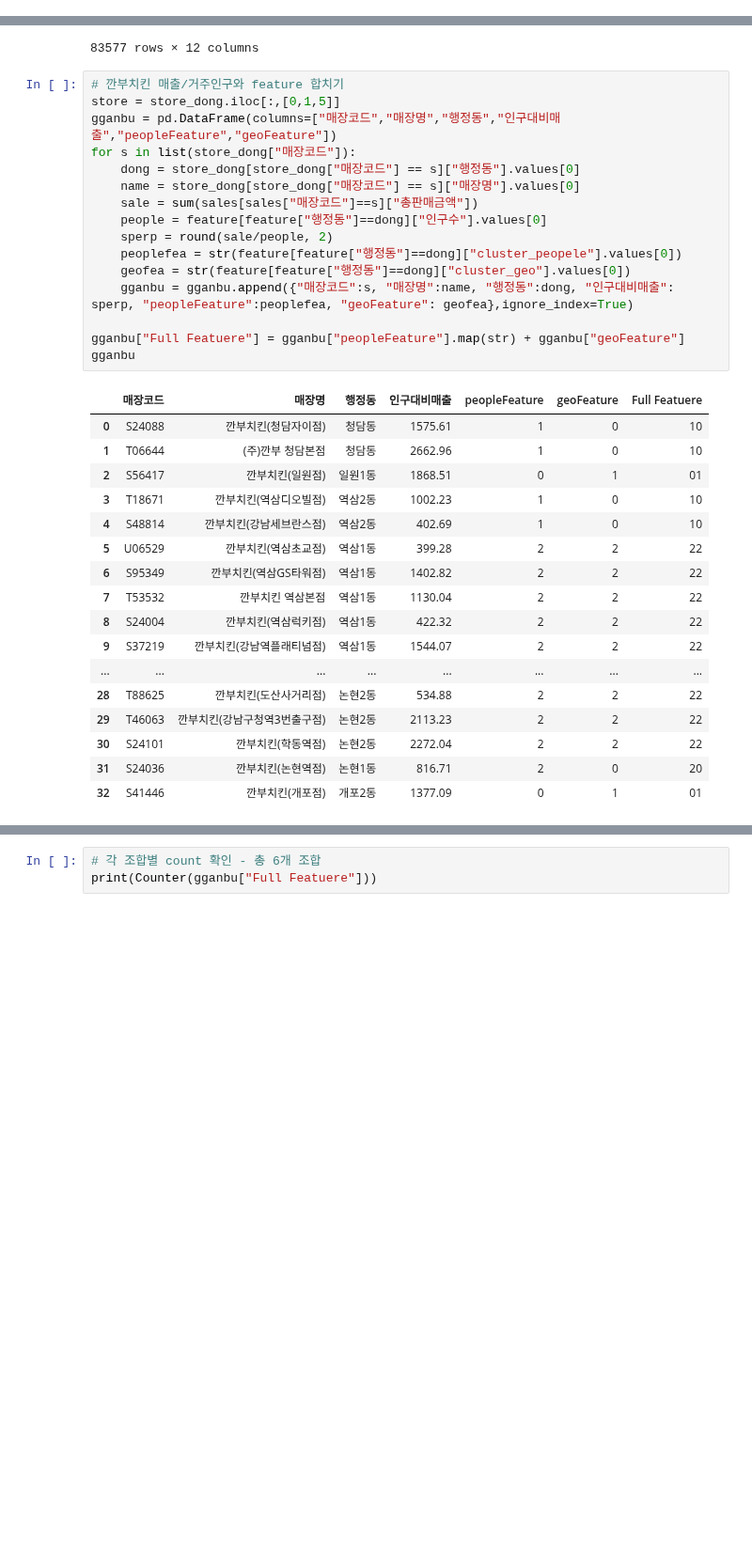
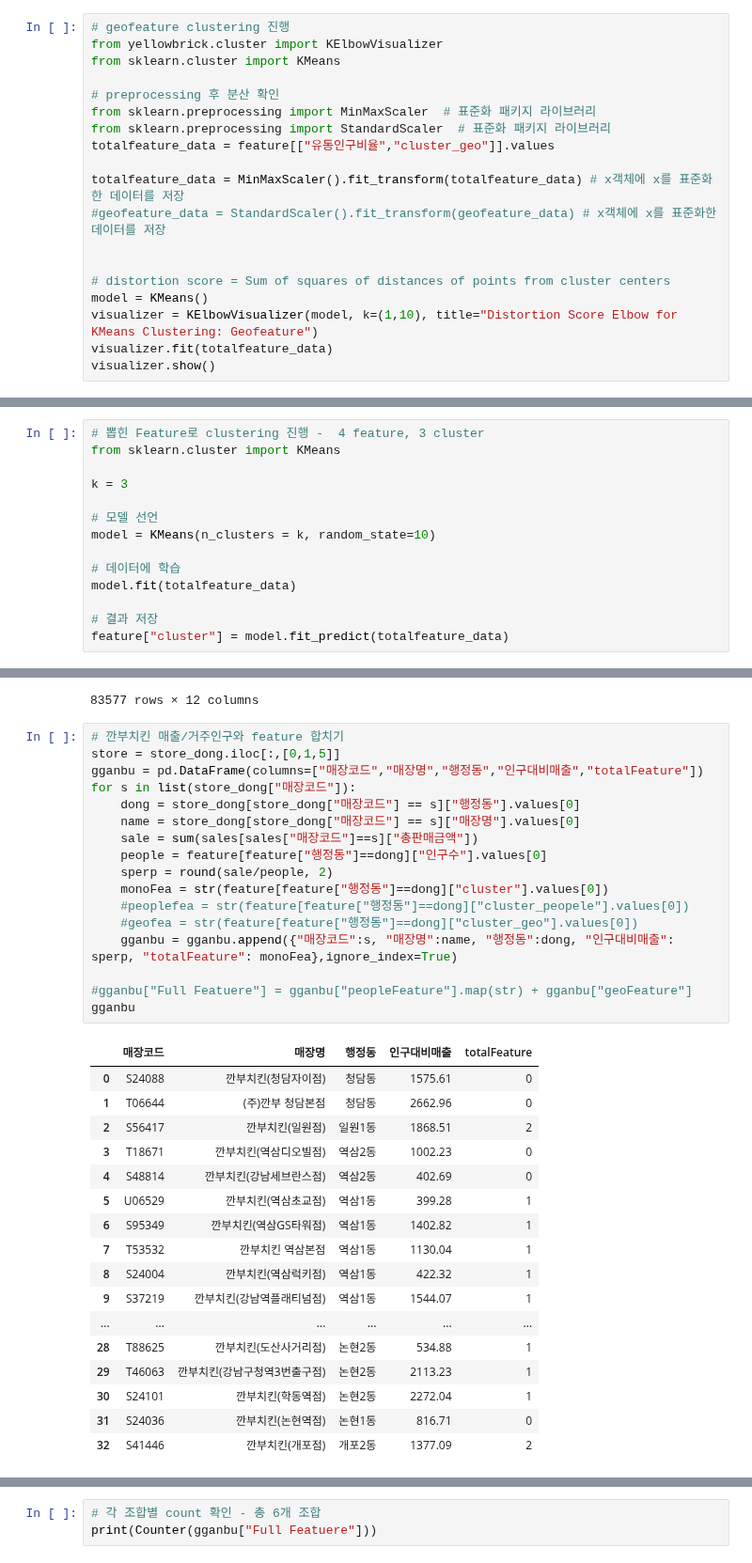
Before and after one commit to POSdata-Sales-Prediction/Store-operation-consulting, a Jupyter notebook: gangnam_geographic_clustering.ipynb, the cells around one changed output, grey strips where cells are left out. Shown at 94% size. Cells and saved outputs as stored; diff of their text form; blank space fills up the shorter version.

```diff
--- a/gangnam_geographic_clustering.ipynb
+++ b/gangnam_geographic_clustering.ipynb
@@ -261,3 +261,22 @@ feature
 | 12 | 논현2동 | 21960 | 2.00 | 2 | 0.012579 | 0.575432 | 0.411990 | 2 |
 | 13 | 논현1동 | 23452 | 1.86 | 2 | 0.014120 | 0.489673 | 0.496207 | 0 |
 | 14 | 개포2동 | 14380 | 1.07 | 0 | 0.174853 | 0.178740 | 0.646407 | 1 |
+# %%
+# geofeature clustering 진행
+from yellowbrick.cluster import KElbowVisualizer
+from sklearn.cluster import KMeans
+
+# preprocessing 후 분산 확인
+from sklearn.preprocessing import MinMaxScaler  # 표준화 패키지 라이브러리
+from sklearn.preprocessing import StandardScaler  # 표준화 패키지 라이브러리
+totalfeature_data = feature[["유동인구비율","cluster_geo"]].values
+
+totalfeature_data = MinMaxScaler().fit_transform(totalfeature_data) # x객체에 x를 표준화한 데이터를 저장
+#geofeature_data = StandardScaler().fit_transform(geofeature_data) # x객체에 x를 표준화한 데이터를 저장
+
+
+# distortion score = Sum of squares of distances of points from cluster centers
+model = KMeans()
+visualizer = KElbowVisualizer(model, k=(1,10), title="Distortion Score Elbow for KMeans Clustering: Geofeature")
+visualizer.fit(totalfeature_data)
+visualizer.show()
@@ -263,0 +286,14 @@ feature
+# %%
+# 뽑힌 Feature로 clustering 진행 -  4 feature, 3 cluster
+from sklearn.cluster import KMeans
+
+k = 3
+
+# 모델 선언
+model = KMeans(n_clusters = k, random_state=10)
+
+# 데이터에 학습
+model.fit(totalfeature_data)
+
+# 결과 저장
+feature["cluster"] = model.fit_predict(totalfeature_data)
@@ -300,34 +350,35 @@ sales
 # %%
 # 깐부치킨 매출/거주인구와 feature 합치기
 store = store_dong.iloc[:,[0,1,5]]
-gganbu = pd.DataFrame(columns=["매장코드","매장명","행정동","인구대비매출","peopleFeature","geoFeature"])
+gganbu = pd.DataFrame(columns=["매장코드","매장명","행정동","인구대비매출","totalFeature"])
 for s in list(store_dong["매장코드"]):
     dong = store_dong[store_dong["매장코드"] == s]["행정동"].values[0]
     name = store_dong[store_dong["매장코드"] == s]["매장명"].values[0]
     sale = sum(sales[sales["매장코드"]==s]["총판매금액"])
     people = feature[feature["행정동"]==dong]["인구수"].values[0]
     sperp = round(sale/people, 2)
-    peoplefea = str(feature[feature["행정동"]==dong]["cluster_peopele"].values[0])
-    geofea = str(feature[feature["행정동"]==dong]["cluster_geo"].values[0])
-    gganbu = gganbu.append({"매장코드":s, "매장명":name, "행정동":dong, "인구대비매출": sperp, "peopleFeature":peoplefea, "geoFeature": geofea},ignore_index=True)
+    monoFea = str(feature[feature["행정동"]==dong]["cluster"].values[0])
+    #peoplefea = str(feature[feature["행정동"]==dong]["cluster_peopele"].values[0])
+    #geofea = str(feature[feature["행정동"]==dong]["cluster_geo"].values[0])
+    gganbu = gganbu.append({"매장코드":s, "매장명":name, "행정동":dong, "인구대비매출": sperp, "totalFeature": monoFea},ignore_index=True)
 
-gganbu["Full Featuere"] = gganbu["peopleFeature"].map(str) + gganbu["geoFeature"]
+#gganbu["Full Featuere"] = gganbu["peopleFeature"].map(str) + gganbu["geoFeature"]
 gganbu
 # %% [output]
-|  | 매장코드 | 매장명 | 행정동 | 인구대비매출 | peopleFeature | geoFeature | Full Featuere |
-| 0 | S24088 | 깐부치킨(청담자이점) | 청담동 | 1575.61 | 1 | 0 | 10 |
-| 1 | T06644 | (주)깐부 청담본점 | 청담동 | 2662.96 | 1 | 0 | 10 |
-| 2 | S56417 | 깐부치킨(일원점) | 일원1동 | 1868.51 | 0 | 1 | 01 |
-| 3 | T18671 | 깐부치킨(역삼디오빌점) | 역삼2동 | 1002.23 | 1 | 0 | 10 |
-| 4 | S48814 | 깐부치킨(강남세브란스점) | 역삼2동 | 402.69 | 1 | 0 | 10 |
-| 5 | U06529 | 깐부치킨(역삼초교점) | 역삼1동 | 399.28 | 2 | 2 | 22 |
-| 6 | S95349 | 깐부치킨(역삼GS타워점) | 역삼1동 | 1402.82 | 2 | 2 | 22 |
-| 7 | T53532 | 깐부치킨 역삼본점 | 역삼1동 | 1130.04 | 2 | 2 | 22 |
-| 8 | S24004 | 깐부치킨(역삼럭키점) | 역삼1동 | 422.32 | 2 | 2 | 22 |
-| 9 | S37219 | 깐부치킨(강남역플래티넘점) | 역삼1동 | 1544.07 | 2 | 2 | 22 |
-| ... | ... | ... | ... | ... | ... | ... | ... |
-| 28 | T88625 | 깐부치킨(도산사거리점) | 논현2동 | 534.88 | 2 | 2 | 22 |
-| 29 | T46063 | 깐부치킨(강남구청역3번출구점) | 논현2동 | 2113.23 | 2 | 2 | 22 |
-| 30 | S24101 | 깐부치킨(학동역점) | 논현2동 | 2272.04 | 2 | 2 | 22 |
-| 31 | S24036 | 깐부치킨(논현역점) | 논현1동 | 816.71 | 2 | 0 | 20 |
-| 32 | S41446 | 깐부치킨(개포점) | 개포2동 | 1377.09 | 0 | 1 | 01 |
+|  | 매장코드 | 매장명 | 행정동 | 인구대비매출 | totalFeature |
+| 0 | S24088 | 깐부치킨(청담자이점) | 청담동 | 1575.61 | 0 |
+| 1 | T06644 | (주)깐부 청담본점 | 청담동 | 2662.96 | 0 |
+| 2 | S56417 | 깐부치킨(일원점) | 일원1동 | 1868.51 | 2 |
+| 3 | T18671 | 깐부치킨(역삼디오빌점) | 역삼2동 | 1002.23 | 0 |
+| 4 | S48814 | 깐부치킨(강남세브란스점) | 역삼2동 | 402.69 | 0 |
+| 5 | U06529 | 깐부치킨(역삼초교점) | 역삼1동 | 399.28 | 1 |
+| 6 | S95349 | 깐부치킨(역삼GS타워점) | 역삼1동 | 1402.82 | 1 |
+| 7 | T53532 | 깐부치킨 역삼본점 | 역삼1동 | 1130.04 | 1 |
+| 8 | S24004 | 깐부치킨(역삼럭키점) | 역삼1동 | 422.32 | 1 |
+| 9 | S37219 | 깐부치킨(강남역플래티넘점) | 역삼1동 | 1544.07 | 1 |
+| ... | ... | ... | ... | ... | ... |
+| 28 | T88625 | 깐부치킨(도산사거리점) | 논현2동 | 534.88 | 1 |
+| 29 | T46063 | 깐부치킨(강남구청역3번출구점) | 논현2동 | 2113.23 | 1 |
+| 30 | S24101 | 깐부치킨(학동역점) | 논현2동 | 2272.04 | 1 |
+| 31 | S24036 | 깐부치킨(논현역점) | 논현1동 | 816.71 | 0 |
+| 32 | S41446 | 깐부치킨(개포점) | 개포2동 | 1377.09 | 2 |
```
Also changed, not shown: parts of 7 cells of this notebook, 1 other file.
